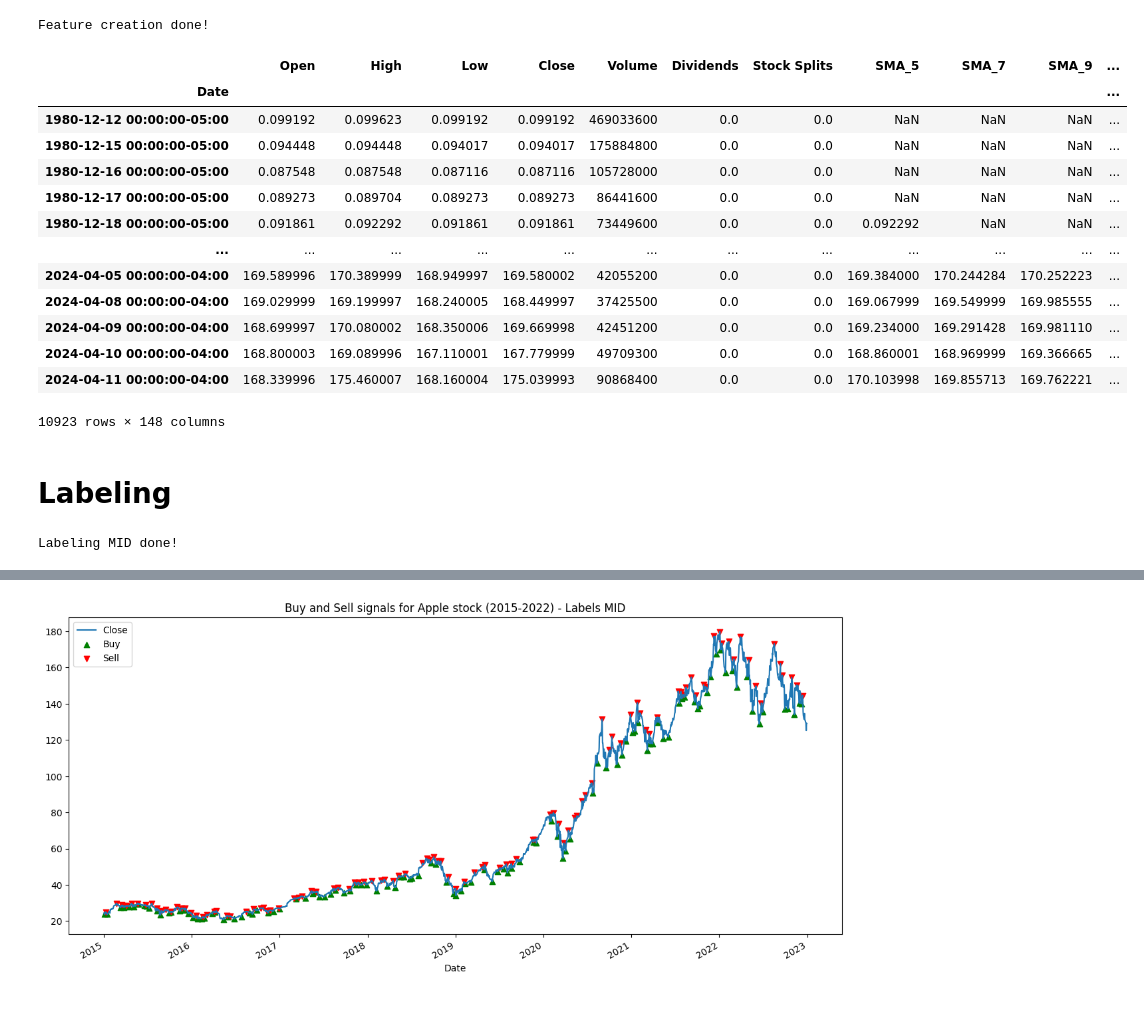
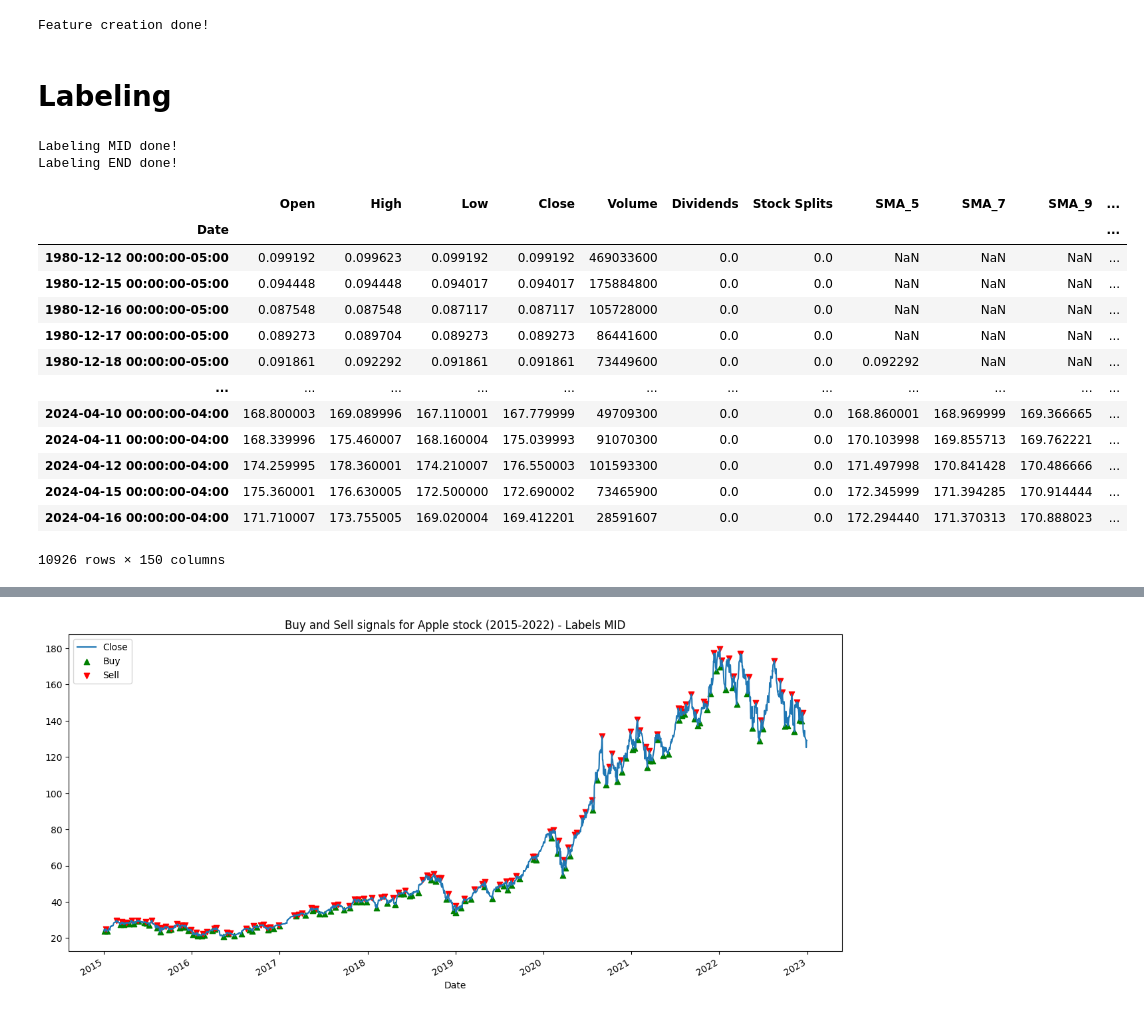
Before and after one commit to Deadeye111/fhgr-cds-305-trading-bot, a Jupyter notebook: CCN/CNN_based_TradingBot_V1.ipynb, the cells around one changed output, grey strips where cells are left out. Saved outputs shown, nothing was run; the diff lists cells and outputs as text; code cells hidden in the pictures.

```diff
--- a/CCN/CNN_based_TradingBot_V1.ipynb
+++ b/CCN/CNN_based_TradingBot_V1.ipynb
@@ -277,20 +277,3 @@ A value is trying to be set on a copy of a slice from a DataFrame
 See the caveats in the documentation: https://pandas.pydata.org/pandas-docs/stable/user_guide/indexing.html#returning-a-view-versus-a-copy
   df['rsi_' + str(i)][1:] = res
 Feature creation done!
-# %%
-apple_df
-# %% [output]
-|  | Open | High | Low | Close | Volume | Dividends | Stock Splits | SMA_5 | SMA_7 | SMA_9 | ... |
-| Date |  |  |  |  |  |  |  |  |  |  | ... |
-| 1980-12-12 00:00:00-05:00 | 0.099192 | 0.099623 | 0.099192 | 0.099192 | 469033600 | 0.0 | 0.0 | NaN | NaN | NaN | ... |
-| 1980-12-15 00:00:00-05:00 | 0.094448 | 0.094448 | 0.094017 | 0.094017 | 175884800 | 0.0 | 0.0 | NaN | NaN | NaN | ... |
-| 1980-12-16 00:00:00-05:00 | 0.087548 | 0.087548 | 0.087116 | 0.087116 | 105728000 | 0.0 | 0.0 | NaN | NaN | NaN | ... |
-| 1980-12-17 00:00:00-05:00 | 0.089273 | 0.089704 | 0.089273 | 0.089273 | 86441600 | 0.0 | 0.0 | NaN | NaN | NaN | ... |
-| 1980-12-18 00:00:00-05:00 | 0.091861 | 0.092292 | 0.091861 | 0.091861 | 73449600 | 0.0 | 0.0 | 0.092292 | NaN | NaN | ... |
-| ... | ... | ... | ... | ... | ... | ... | ... | ... | ... | ... | ... |
-| 2024-04-05 00:00:00-04:00 | 169.589996 | 170.389999 | 168.949997 | 169.580002 | 42055200 | 0.0 | 0.0 | 169.384000 | 170.244284 | 170.252223 | ... |
-| 2024-04-08 00:00:00-04:00 | 169.029999 | 169.199997 | 168.240005 | 168.449997 | 37425500 | 0.0 | 0.0 | 169.067999 | 169.549999 | 169.985555 | ... |
-| 2024-04-09 00:00:00-04:00 | 168.699997 | 170.080002 | 168.350006 | 169.669998 | 42451200 | 0.0 | 0.0 | 169.234000 | 169.291428 | 169.981110 | ... |
-| 2024-04-10 00:00:00-04:00 | 168.800003 | 169.089996 | 167.110001 | 167.779999 | 49709300 | 0.0 | 0.0 | 168.860001 | 168.969999 | 169.366665 | ... |
-| 2024-04-11 00:00:00-04:00 | 168.339996 | 175.460007 | 168.160004 | 175.039993 | 90868400 | 0.0 | 0.0 | 170.103998 | 169.855713 | 169.762221 | ... |
-10923 rows × 148 columns
@@ -403,9 +390,24 @@ def get_labels_MID(df, col_name, window_size=11):
         print('Labeling MID done!')
 # %%
 get_labels_MID(apple_df, 'Close')
-#get_labels_END(apple_df)
+get_labels_END(apple_df)
 # %% [output]
 Labeling MID done!
+Labeling END done!
+|  | Open | High | Low | Close | Volume | Dividends | Stock Splits | SMA_5 | SMA_7 | SMA_9 | ... |
+| Date |  |  |  |  |  |  |  |  |  |  | ... |
+| 1980-12-12 00:00:00-05:00 | 0.099192 | 0.099623 | 0.099192 | 0.099192 | 469033600 | 0.0 | 0.0 | NaN | NaN | NaN | ... |
+| 1980-12-15 00:00:00-05:00 | 0.094448 | 0.094448 | 0.094017 | 0.094017 | 175884800 | 0.0 | 0.0 | NaN | NaN | NaN | ... |
+| 1980-12-16 00:00:00-05:00 | 0.087548 | 0.087548 | 0.087117 | 0.087117 | 105728000 | 0.0 | 0.0 | NaN | NaN | NaN | ... |
+| 1980-12-17 00:00:00-05:00 | 0.089273 | 0.089704 | 0.089273 | 0.089273 | 86441600 | 0.0 | 0.0 | NaN | NaN | NaN | ... |
+| 1980-12-18 00:00:00-05:00 | 0.091861 | 0.092292 | 0.091861 | 0.091861 | 73449600 | 0.0 | 0.0 | 0.092292 | NaN | NaN | ... |
+| ... | ... | ... | ... | ... | ... | ... | ... | ... | ... | ... | ... |
+| 2024-04-10 00:00:00-04:00 | 168.800003 | 169.089996 | 167.110001 | 167.779999 | 49709300 | 0.0 | 0.0 | 168.860001 | 168.969999 | 169.366665 | ... |
+| 2024-04-11 00:00:00-04:00 | 168.339996 | 175.460007 | 168.160004 | 175.039993 | 91070300 | 0.0 | 0.0 | 170.103998 | 169.855713 | 169.762221 | ... |
+| 2024-04-12 00:00:00-04:00 | 174.259995 | 178.360001 | 174.210007 | 176.550003 | 101593300 | 0.0 | 0.0 | 171.497998 | 170.841428 | 170.486666 | ... |
+| 2024-04-15 00:00:00-04:00 | 175.360001 | 176.630005 | 172.500000 | 172.690002 | 73465900 | 0.0 | 0.0 | 172.345999 | 171.394285 | 170.914444 | ... |
+| 2024-04-16 00:00:00-04:00 | 171.710007 | 173.755005 | 169.020004 | 169.412201 | 28591607 | 0.0 | 0.0 | 172.294440 | 171.370313 | 170.888023 | ... |
+10926 rows × 150 columns
 # %%
 # make a subplot of the labeles MID and END
 fig, ax = plt.subplots(1, 2, figsize=(12, 6))
```
Also changed, not shown: parts of 17 cells of this notebook.
